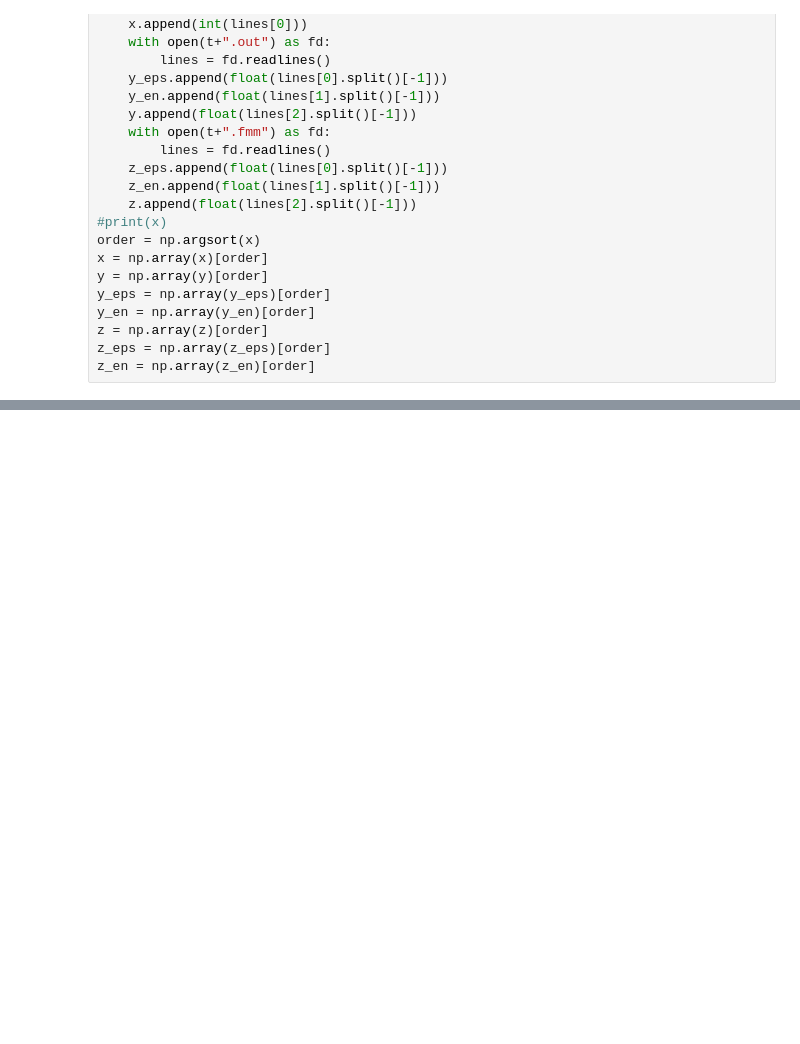
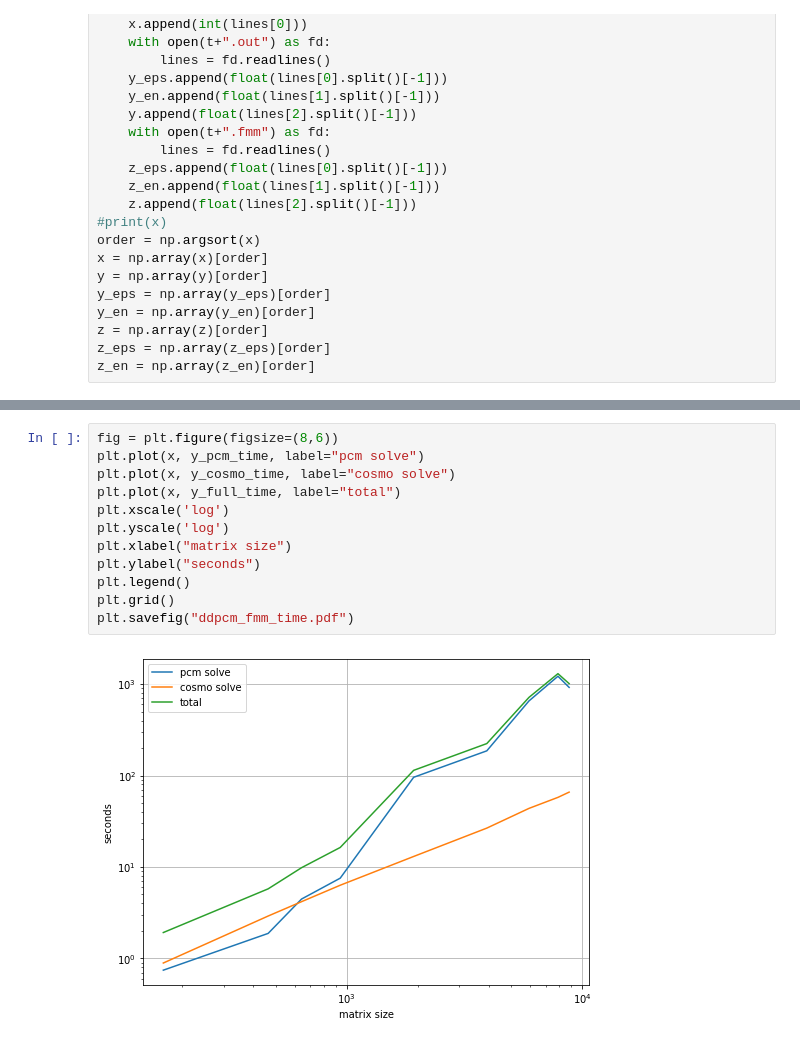
Before and after one commit to Muxas/ddPCM, a Jupyter notebook: input_amber/plot.ipynb, the cells around one changed output, grey strips where cells are left out. Cells and saved outputs as stored; diff of their text form; blank space fills up the shorter version.

```diff
--- a/input_amber/plot.ipynb
+++ b/input_amber/plot.ipynb
@@ -59,0 +112,14 @@ plt.savefig("dense.pdf")
+# %%
+fig = plt.figure(figsize=(8,6))
+plt.plot(x, y_pcm_time, label="pcm solve")
+plt.plot(x, y_cosmo_time, label="cosmo solve")
+plt.plot(x, y_full_time, label="total")
+plt.xscale('log')
+plt.yscale('log')
+plt.xlabel("matrix size")
+plt.ylabel("seconds")
+plt.legend()
+plt.grid()
+plt.savefig("ddpcm_fmm_time.pdf")
+# %% [output]
+[figure, added]
```
Also changed, not shown: parts of 7 cells of this notebook.
